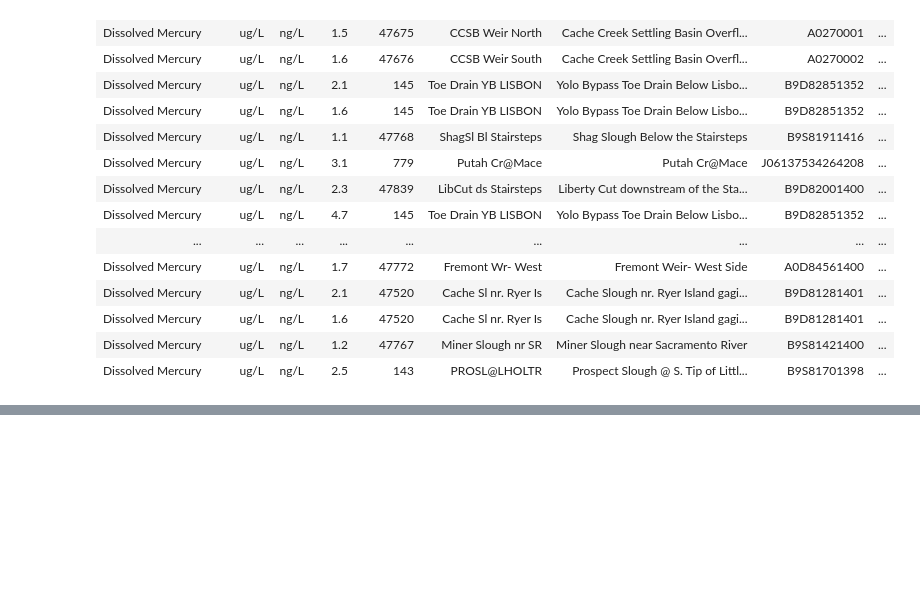
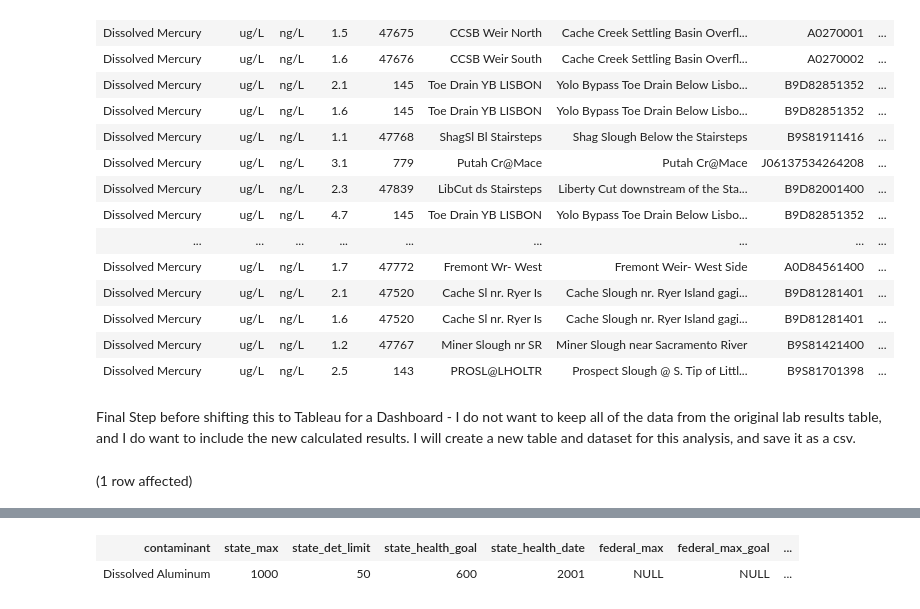
Before and after one commit to FreshOats/Water_Quality, a Jupyter notebook: 03_Addressing_Units_In_Lab_Findings.ipynb, the cells around one changed output, grey strips where cells are left out. Drawn from its saved outputs; the diff is of its cells as text; code cells hidden in the pictures; blank space fills up the shorter version.

```diff
--- a/03_Addressing_Units_In_Lab_Findings.ipynb
+++ b/03_Addressing_Units_In_Lab_Findings.ipynb
@@ -150,3 +150,10 @@ Total execution time: 00:00:00.099
 | Dissolved Mercury | ug/L | ng/L | 1.6 | 47520 | Cache Sl nr. Ryer Is | Cache Slough nr. Ryer Island gagi... | B9D81281401 | ... |
 | Dissolved Mercury | ug/L | ng/L | 1.2 | 47767 | Miner Slough nr SR | Miner Slough near Sacramento River | B9S81421400 | ... |
 | Dissolved Mercury | ug/L | ng/L | 2.5 | 143 | PROSL@LHOLTR | Prospect Slough @ S. Tip of Littl... | B9S81701398 | ... |
+# %% [markdown]
+Final Step before shifting this to Tableau for a Dashboard - I do not want to keep all of the data from the original lab results table, and I do want to include the new calculated results. I will create a new table and dataset for this analysis, and save it as a csv.
+# %%
+SELECT TOP 1 *
+FROM state_regulations
+# %% [output]
+(1 row affected)
@@ -152,0 +161,2 @@ Total execution time: 00:00:00.099
+| contaminant | state_max | state_det_limit | state_health_goal | state_health_date | federal_max | federal_max_goal | ... |
+| Dissolved Aluminum | 1000 | 50 | 600 | 2001 | NULL | NULL | ... |
```
Also changed, not shown: parts of 5 cells of this notebook.
